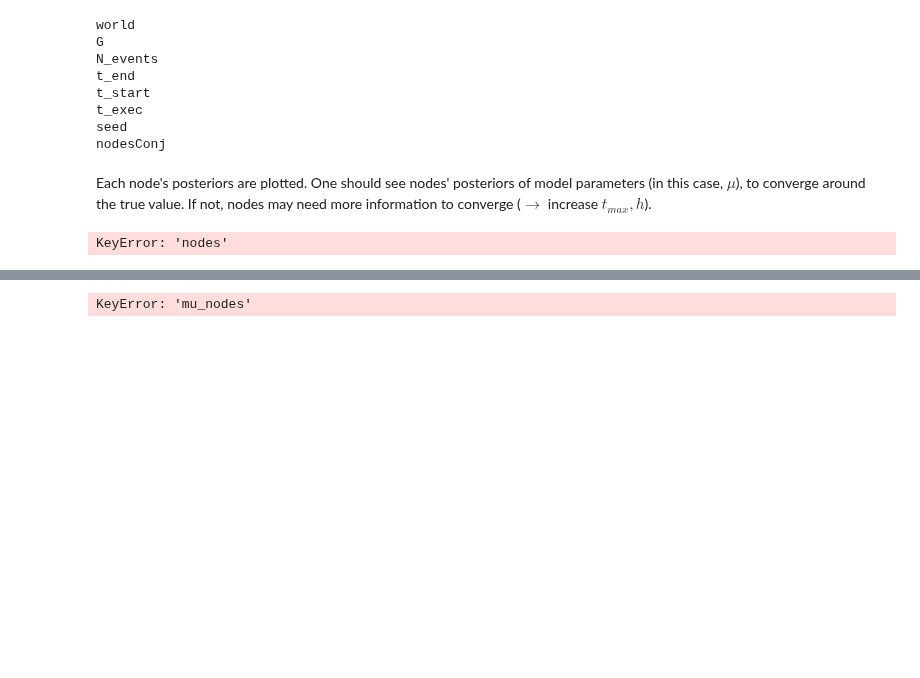
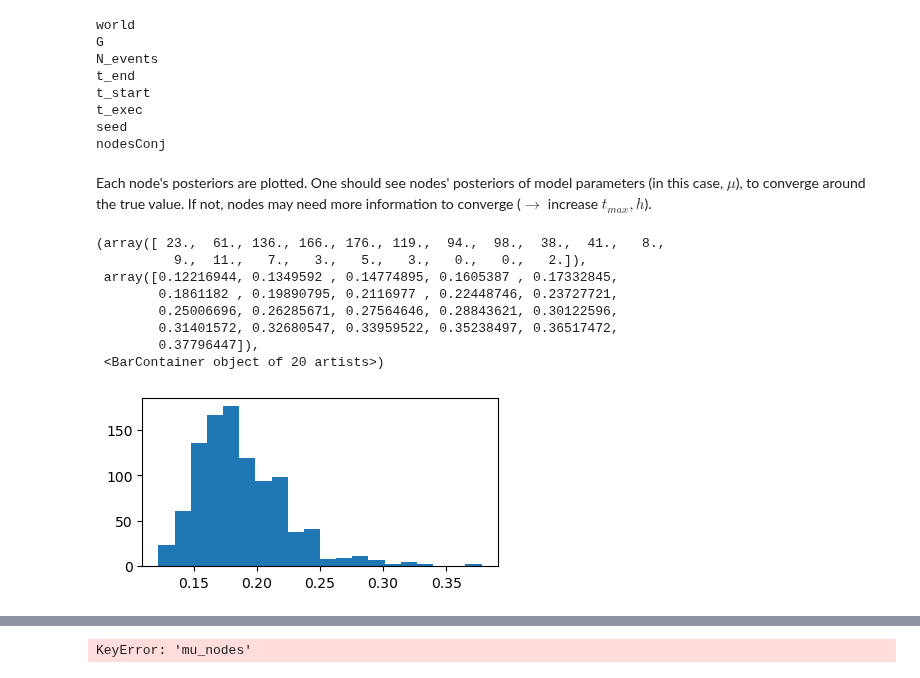
Before and after one commit to Priesemann-Group/neuro_op, a Jupyter notebook: notebooks/Testing_param.ipynb, the cells around one changed output, grey strips where cells are left out. Saved outputs shown, nothing was run; the diff lists cells and outputs as text; code cells hidden in the pictures; blank space fills up the shorter version.

```diff
--- a/notebooks/Testing_param.ipynb
+++ b/notebooks/Testing_param.ipynb
@@ -102,9 +102,17 @@ nodesConj
 Each node's posteriors are plotted. One should see nodes' posteriors of model parameters (in this case, $\mu$), to converge around the true value. If not, nodes may need more information to converge ($\rightarrow$ increase $t_{max}, h$).
 # %%
 sigmas = []
-for i in out1["nodes"]:
+for i in out1["nodesConj"]:
     sigmas += [i.params_node["scale"]]
 fig, ax = plt.subplots(constrained_layout=True, figsize=(4, 2))
 ax.hist(sigmas, bins=20)
 # %% [output]
-KeyError: 'nodes'
+(array([ 23.,  61., 136., 166., 176., 119.,  94.,  98.,  38.,  41.,   8.,
+          9.,  11.,   7.,   3.,   5.,   3.,   0.,   0.,   2.]),
+ array([0.12216944, 0.1349592 , 0.14774895, 0.1605387 , 0.17332845,
+        0.1861182 , 0.19890795, 0.2116977 , 0.22448746, 0.23727721,
+        0.25006696, 0.26285671, 0.27564646, 0.28843621, 0.30122596,
+        0.31401572, 0.32680547, 0.33959522, 0.35238497, 0.36517472,
+        0.37796447]),
+ <BarContainer object of 20 artists>)
+[figure, added]
```
Also changed, not shown: parts of 3 cells of this notebook, 2 other files.
